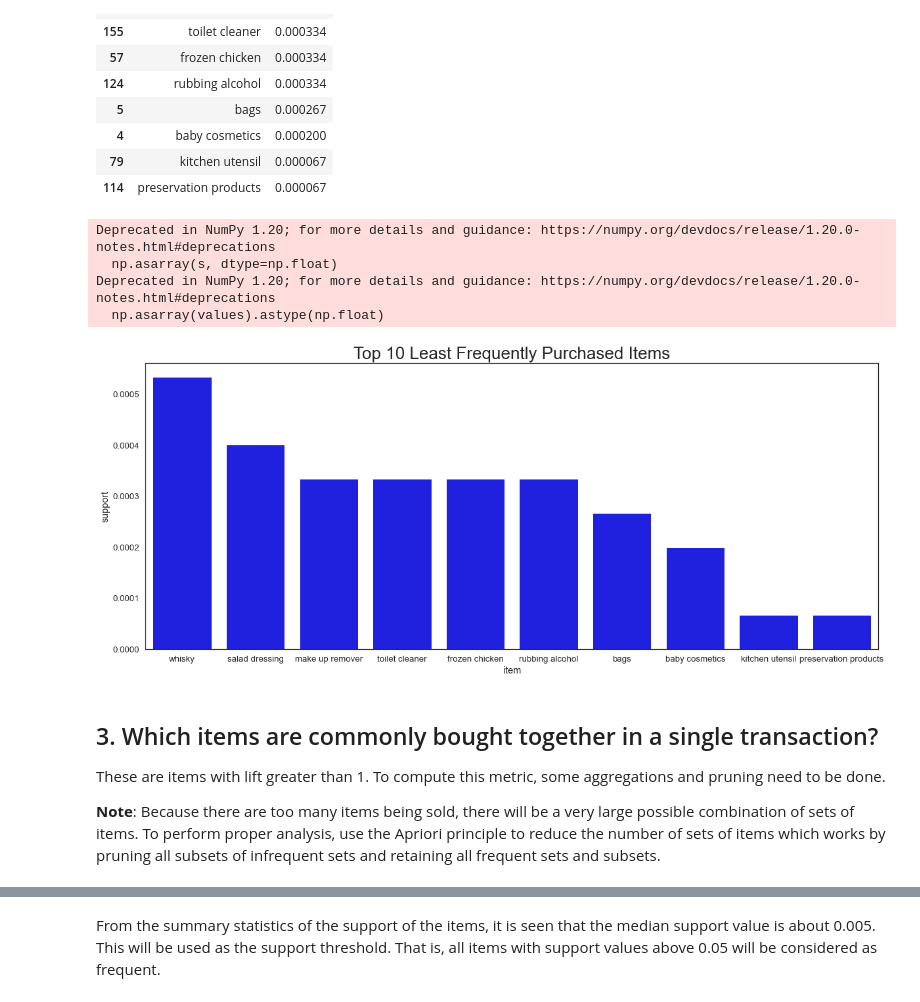
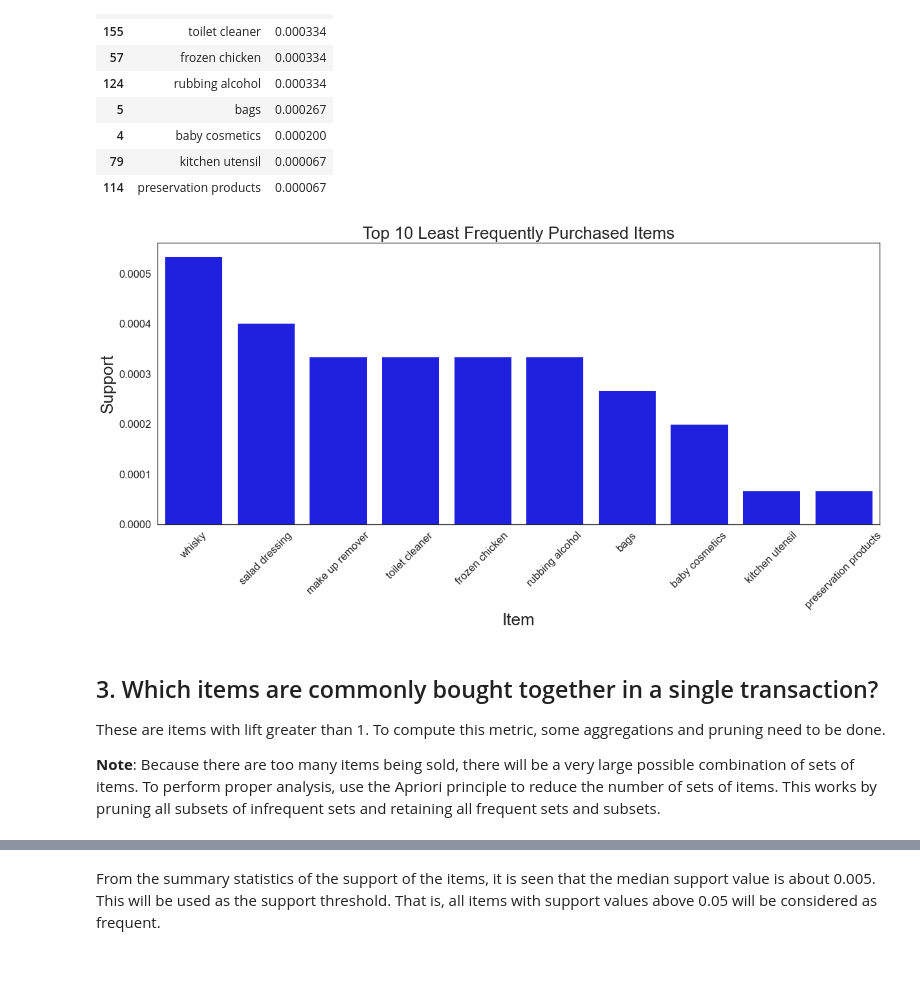
Before and after one commit to PeaceUdoka/FliT-DA-DS-Project1, a Jupyter notebook: Project 1 - Market Basket Analysis.ipynb, the cells around one changed output, grey strips where cells are left out. Drawn from its saved outputs; the diff is of its cells as text; code cells hidden in the pictures; blank space fills up the shorter version.

Commit message:
further analysis, conclusions and recommendations

```diff
--- a/Project 1 - Market Basket Analysis.ipynb
+++ b/Project 1 - Market Basket Analysis.ipynb
@@ -30,9 +41,12 @@ import seaborn as sns
 
 %matplotlib inline
 #set general style of plots
-sns.set(rc = {'figure.figsize':(20,8)}, style="white", font_scale=1.2)
+sns.set(rc = {'figure.figsize':(20,8)}, style="white", font_scale=1.5)
 
 #import transaction encoder function and apriori from mlxtend. Ensure mlxtend is installed before running
 from mlxtend.preprocessing import TransactionEncoder
 from mlxtend.frequent_patterns import apriori, association_rules
+
+import warnings
+warnings.simplefilter("ignore")
 # %% [markdown]
@@ -81,0 +103,4 @@ data.item.nunique()
+# %%
+# filtering data to remove duplicates
+data = data[data.duplicated()==False]
+data
@@ -212,17 +260,17 @@ leastfreq
 | 79 | kitchen utensil | 0.000067 |
 | 114 | preservation products | 0.000067 |
 # %%
+# plotting least frequently purchased items
 sns.barplot(data = leastfreq, x = "item", y="support", color = "blue");
 plt.title('Top 10 Least Frequently Purchased Items', fontsize=26);
+plt.xlabel("Item", fontsize =26);
+plt.ylabel("Support", fontsize =26);
+plt.xticks(rotation=45);
 # %% [output]
-Deprecated in NumPy 1.20; for more details and guidance: https://numpy.org/devdocs/release/1.20.0-notes.html#deprecations
-  np.asarray(s, dtype=np.float)
-Deprecated in NumPy 1.20; for more details and guidance: https://numpy.org/devdocs/release/1.20.0-notes.html#deprecations
-  np.asarray(values).astype(np.float)
-[figure, old version]
+[figure, new version]
 # %% [markdown]
 ## 3. Which items are commonly bought together in a single transaction?
 
 These are items with lift greater than 1. To compute this metric, some aggregations and pruning need to be done.
 
-<b> Note</b>: Because there are too many items being sold, there will be a very large possible combination of sets of items. To perform proper analysis, use the Apriori principle to reduce the number of sets of items which works by pruning all subsets of infrequent sets and retaining all frequent sets and subsets.
+<b> Note</b>: Because there are too many items being sold, there will be a very large possible combination of sets of items. To perform proper analysis, use the Apriori principle to reduce the number of sets of items. This works by pruning all subsets of infrequent sets and retaining all frequent sets and subsets.
```
Also changed, not shown: parts of 38 cells of this notebook.
